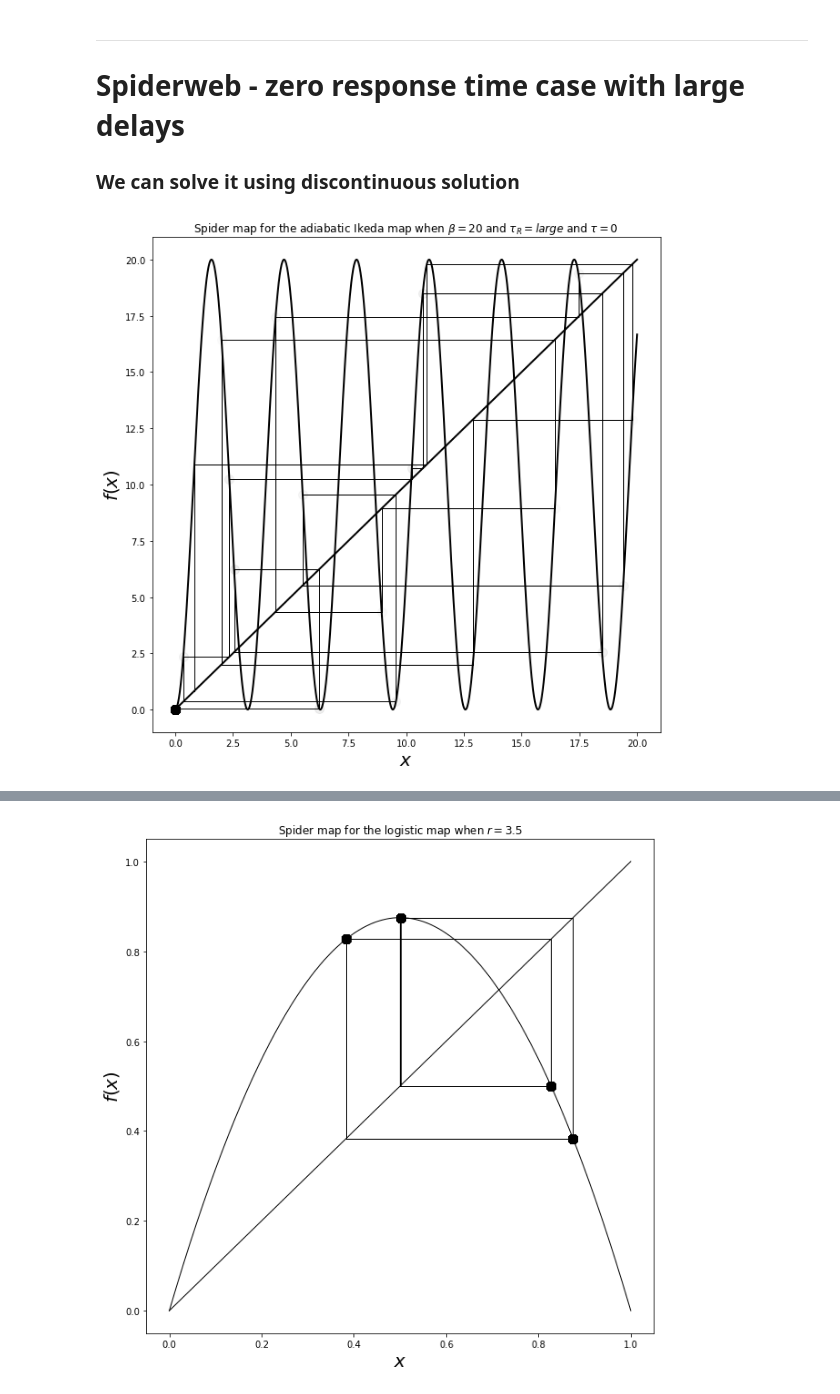
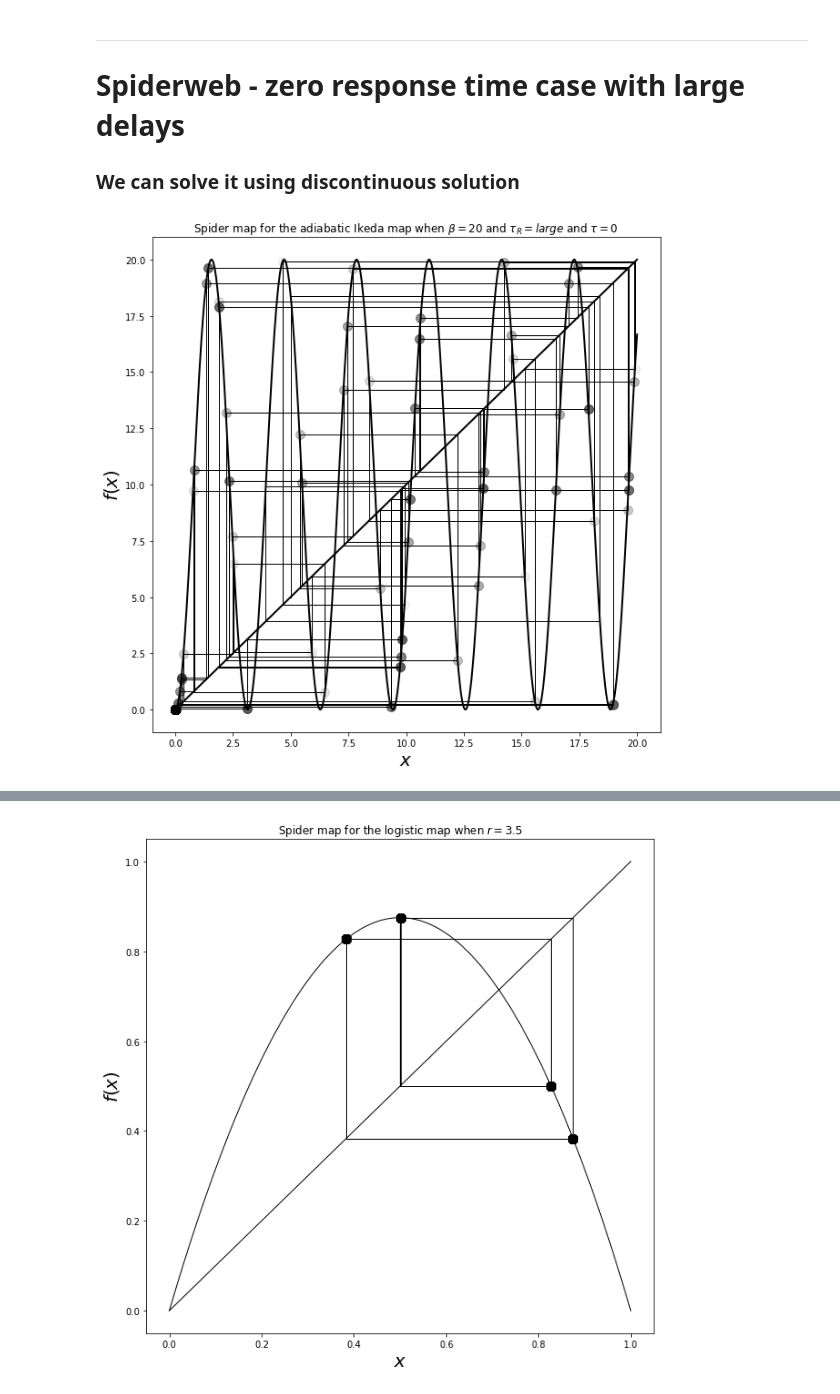
Before and after one commit to ihkim94/Ikeda, a Jupyter notebook: Ikeda_map.ipynb, the cells around one changed output, grey strips where cells are left out. Saved outputs shown, nothing was run; the diff lists cells and outputs as text; code cells hidden in the pictures.

```diff
--- a/Ikeda_map.ipynb
+++ b/Ikeda_map.ipynb
@@ -303,8 +303,8 @@ class spiderweb:
         y = ic
         for i in range(self.n):
             f = self.logistic_model(r, y)
-            plt.plot([y,y],[y,f],'k',lw=1)
-            plt.plot([y,f],[f,f],'k',lw=1)
+            plt.plot([y,y],[y,f],'k',lw=0.5)
+            plt.plot([y,f],[f,f],'k',lw=0.5)
             plt.plot([y],[f],'ok',ms=10,alpha=(i+1)/self.n)
 
             y=f
@@ -312,7 +312,7 @@ class spiderweb:
         plt.xlabel(r'$x$', fontsize=20)
         plt.ylabel(r'$f(x)$', fontsize=20)
 # %%
-ikeda_adiabatic_model = spiderweb(n = 300)
-ikeda_adiabatic_model.plot_adiabatic_ikeda(b = 20, ic = 0.83, t_min = 0, t_max = 20, tn = 1000)
+ikeda_adiabatic_model = spiderweb(n = 100)
+ikeda_adiabatic_model.plot_adiabatic_ikeda(b = 20, ic = 5, t_min = 0, t_max = 20, tn = 10000)
 # %% [output]
-[figure, old version]
+[figure, new version]
```
Also changed, not shown: parts of 7 cells of this notebook.
